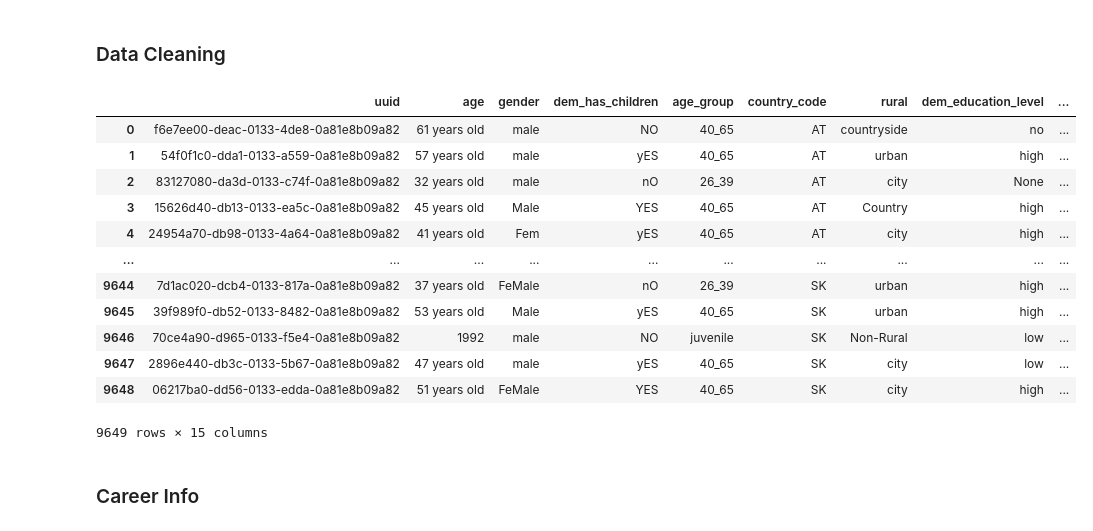
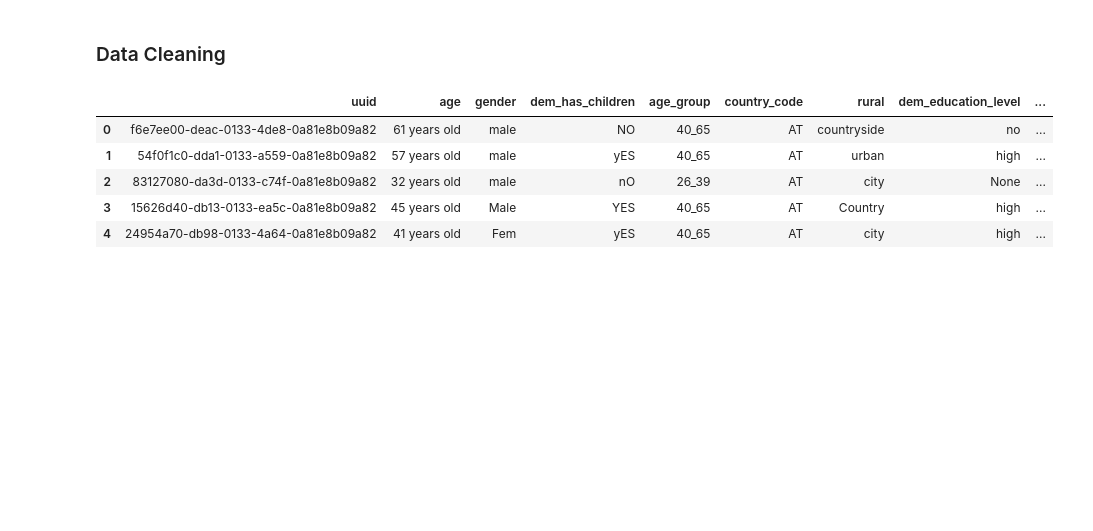
Before and after one commit to gojuangu/ih_datamadpt0420_project_m1, a Jupyter notebook: notebooks/cleaning_data.ipynb, the cells around one changed output. Saved outputs shown, nothing was run; the diff lists cells and outputs as text; code cells hidden in the pictures; blank space fills up the shorter version.

```diff
--- a/notebooks/cleaning_data.ipynb
+++ b/notebooks/cleaning_data.ipynb
@@ -16,19 +17,12 @@ def get_info():
     return df_final
 # %%
 df = get_info()
-df
+df.head()
 # %% [output]
 |  | uuid | age | gender | dem_has_children | age_group | country_code | rural | dem_education_level | ... |
 | 0 | f6e7ee00-deac-0133-4de8-0a81e8b09a82 | 61 years old | male | NO | 40_65 | AT | countryside | no | ... |
 | 1 | 54f0f1c0-dda1-0133-a559-0a81e8b09a82 | 57 years old | male | yES | 40_65 | AT | urban | high | ... |
 | 2 | 83127080-da3d-0133-c74f-0a81e8b09a82 | 32 years old | male | nO | 26_39 | AT | city | None | ... |
 | 3 | 15626d40-db13-0133-ea5c-0a81e8b09a82 | 45 years old | Male | YES | 40_65 | AT | Country | high | ... |
 | 4 | 24954a70-db98-0133-4a64-0a81e8b09a82 | 41 years old | Fem | yES | 40_65 | AT | city | high | ... |
-| ... | ... | ... | ... | ... | ... | ... | ... | ... | ... |
-| 9644 | 7d1ac020-dcb4-0133-817a-0a81e8b09a82 | 37 years old | FeMale | nO | 26_39 | SK | urban | high | ... |
-| 9645 | 39f989f0-db52-0133-8482-0a81e8b09a82 | 53 years old | Male | yES | 40_65 | SK | urban | high | ... |
-| 9646 | 70ce4a90-d965-0133-f5e4-0a81e8b09a82 | 1992 | male | NO | juvenile | SK | Non-Rural | low | ... |
-| 9647 | 2896e440-db3c-0133-5b67-0a81e8b09a82 | 47 years old | male | yES | 40_65 | SK | city | low | ... |
-| 9648 | 06217ba0-dd56-0133-edda-0a81e8b09a82 | 51 years old | FeMale | YES | 40_65 | SK | city | high | ... |
-9649 rows × 15 columns
 # %%
@@ -39,2 +34,0 @@ def drop_na_jobs(get_info):
-# %% [markdown]
-### Career Info
```
Also changed, not shown: parts of 26 cells of this notebook, 7 other files.
